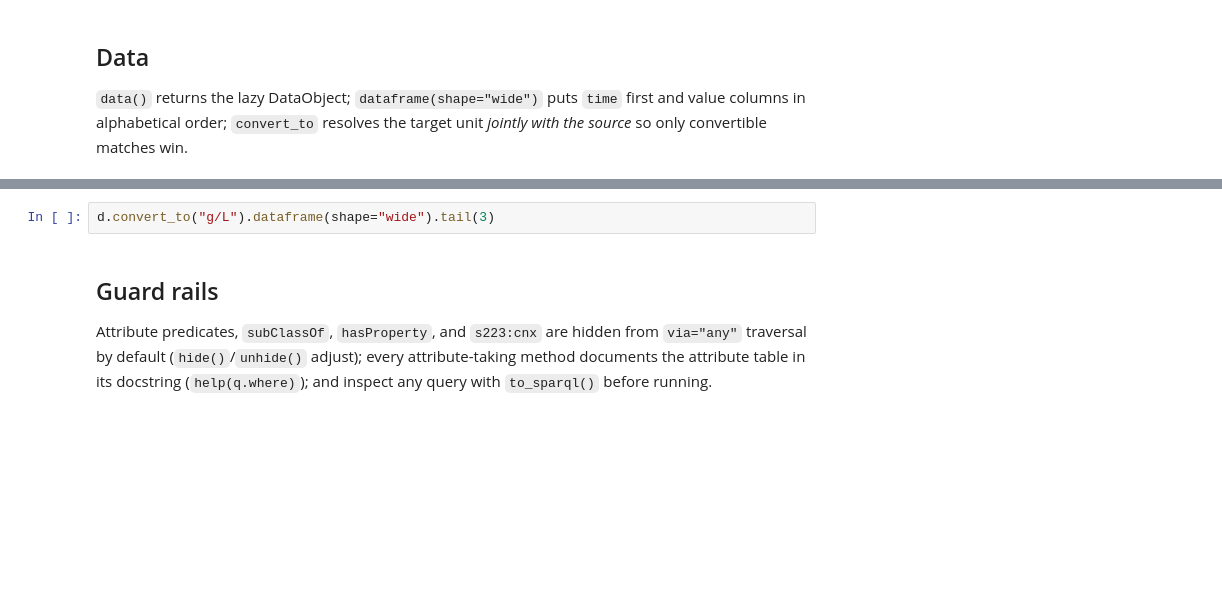
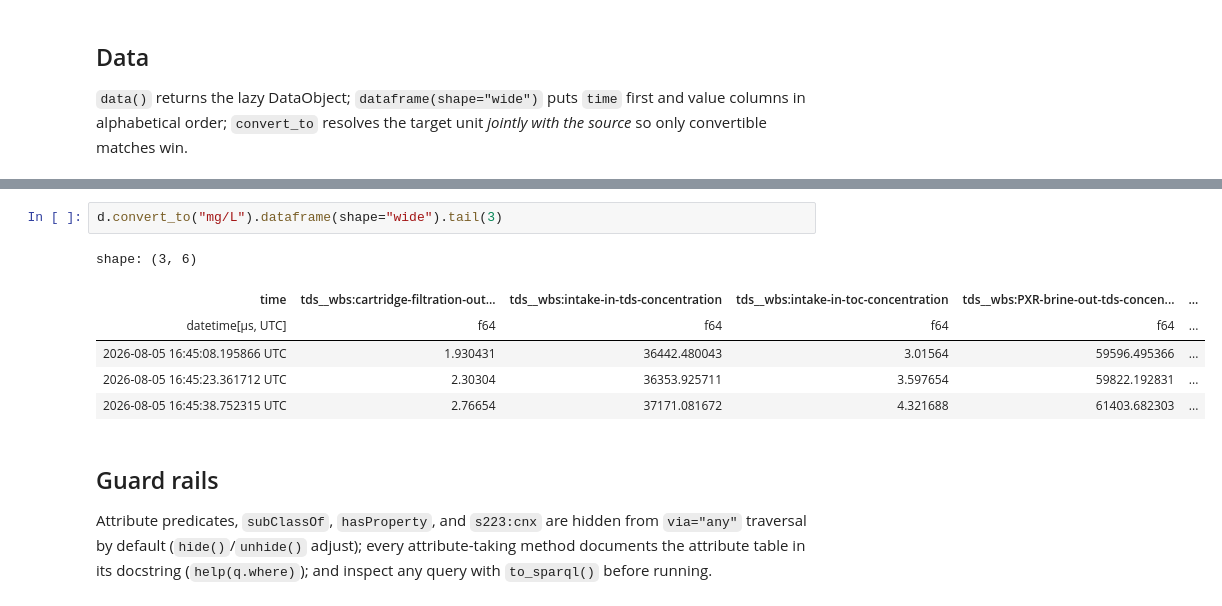
Before and after one commit to DataDrivenCPS/acquirium, a Jupyter notebook: notebooks/watertap/explore-demo.ipynb, the cells around one changed output, grey strips where cells are left out. Saved outputs shown, nothing was run; the diff lists cells and outputs as text; blank space fills up the shorter version.

```diff
--- a/notebooks/watertap/explore-demo.ipynb
+++ b/notebooks/watertap/explore-demo.ipynb
@@ -131,5 +249,12 @@ d.dataframe(shape="wide").tail(3)
 # %%
-d.convert_to("g/L").dataframe(shape="wide").tail(3)
+d.convert_to("mg/L").dataframe(shape="wide").tail(3)
+# %% [output]
+shape: (3, 6)
+| time | tds__wbs:cartridge-filtration-out... | tds__wbs:intake-in-tds-concentration | tds__wbs:intake-in-toc-concentration | tds__wbs:PXR-brine-out-tds-concen... | ... |
+| datetime[μs, UTC] | f64 | f64 | f64 | f64 | ... |
+| 2026-08-05 16:45:08.195866 UTC | 1.930431 | 36442.480043 | 3.01564 | 59596.495366 | ... |
+| 2026-08-05 16:45:23.361712 UTC | 2.30304 | 36353.925711 | 3.597654 | 59822.192831 | ... |
+| 2026-08-05 16:45:38.752315 UTC | 2.76654 | 37171.081672 | 4.321688 | 61403.682303 | ... |
 # %% [markdown]
 ## Guard rails
 
```
Also changed, not shown: parts of 18 cells of this notebook.
